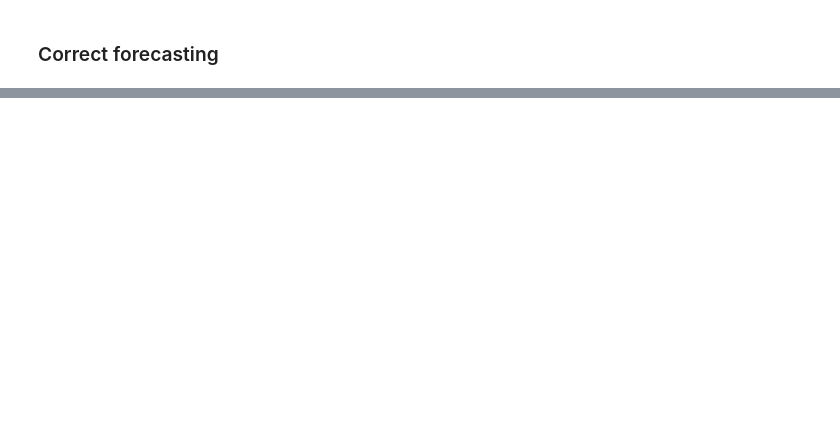
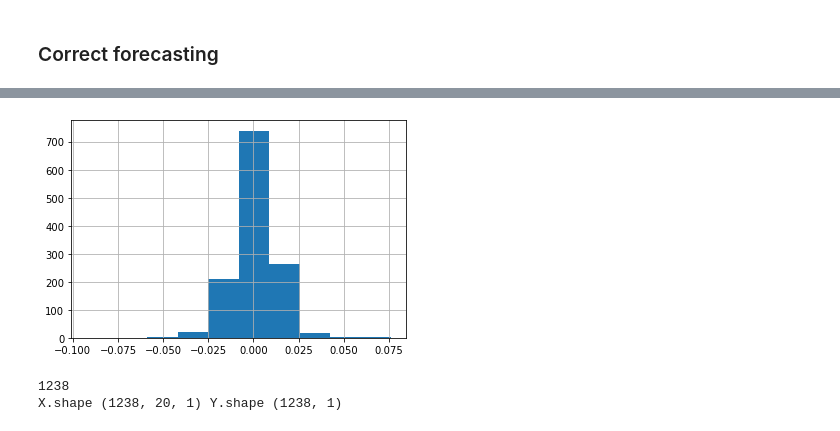
Before and after one commit to tohidabedini/deep-learning-courses, a Jupyter notebook: 03-Udemy - Pytorch/06-Recurrent Neural Networks/6.14-Pytorch Stock Returns.ipynb, the cells around one changed output, grey strips where cells are left out. Saved outputs shown, nothing was run; the diff lists cells and outputs as text; code cells hidden in the pictures; blank space fills up the shorter version.

```diff
--- a/03-Udemy - Pytorch/06-Recurrent Neural Networks/6.14-Pytorch Stock Returns.ipynb
+++ b/03-Udemy - Pytorch/06-Recurrent Neural Networks/6.14-Pytorch Stock Returns.ipynb
@@ -261,0 +289,4 @@ plot_metric(validation_predictions, "forecast predictions")
+# %%
+df['return'].hist();
+# %% [output]
+[figure, added]
@@ -261,0 +295,5 @@ plot_metric(validation_predictions, "forecast predictions")
+# %%
+X_return,Y_return,N_return = create_dataset(series_return,T)
+# %% [output]
+1238
+X.shape (1238, 20, 1) Y.shape (1238, 1)
```
Also changed, not shown: parts of 22 cells of this notebook.
